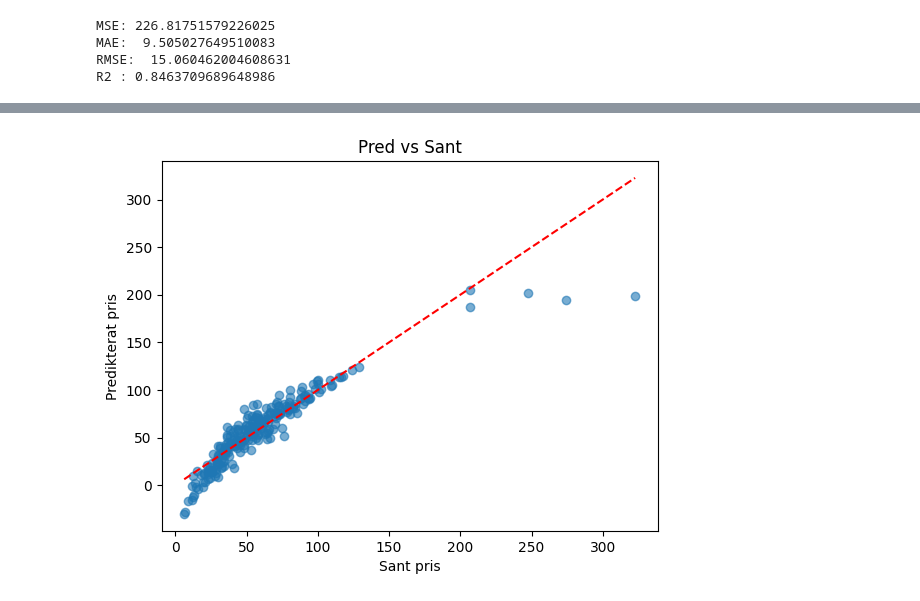
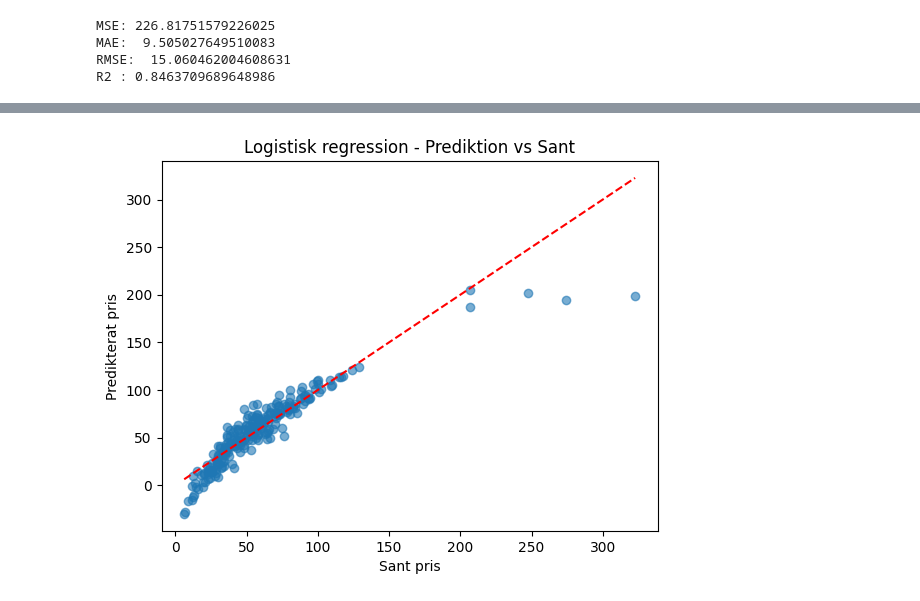
Before and after one commit to suseliwen/taxi-prediction-fullstack-Susanne, a Jupyter notebook: explorations/model_testing_linear_regr.ipynb, the cells around one changed output, grey strips where cells are left out. Cells and saved outputs as stored; diff of their text form; code cells hidden in the pictures.

```diff
--- a/explorations/model_testing_linear_regr.ipynb
+++ b/explorations/model_testing_linear_regr.ipynb
@@ -63,8 +63,8 @@ cat_cols = X_train.select_dtypes(exclude="number").columns
 
 # Skala numeriska
 scaler = StandardScaler()
-X_train_num = scaler.fit_transform(X_train[num_cols])
-X_test_num  = scaler.transform(X_test[num_cols])
+scaled_X_train_num = scaler.fit_transform(X_train[num_cols])
+scaled_X_test_num  = scaler.transform(X_test[num_cols])
 
 
 # 3) One-hot-koda kategoriska
@@ -75,8 +75,8 @@ X_test_cat  = encoder.transform(X_test[cat_cols])
 
 # 4) Slå ihop till en enda feature-matris
 import numpy as np
-X_train_prepared = np.hstack([X_train_num, X_train_cat])
-X_test_prepared  = np.hstack([X_test_num, X_test_cat])
+X_train_prepared = np.hstack([scaled_X_train_num, X_train_cat])
+X_test_prepared  = np.hstack([scaled_X_test_num, X_test_cat])
 # %%
 model = LinearRegression()
 model.fit(X_train_prepared, y_train)
@@ -114,8 +114,8 @@ np.float64(108.2325)
 # %% [markdown]
 ##### Prediktion av testdatan
 # %%
-y_pred = model.predict(X_test_prepared)
-y_pred.shape
+y_pred_lr = model.predict(X_test_prepared)
+y_pred_lr.shape
 # %% [output]
 (234,)
 # %%
@@ -159,10 +143,10 @@ df.iloc[biggest_errors_idx]
 # %%
 
-plt.scatter(y_test, y_pred, alpha=0.6)
+plt.scatter(y_test, y_pred_lr, alpha=0.6)
 plt.plot([y_test.min(), y_test.max()], [y_test.min(), y_test.max()], 'r--')
 plt.xlabel("Sant pris")
 plt.ylabel("Predikterat pris")
-plt.title("Pred vs Sant")
+plt.title("Logistisk regression - Prediktion vs Sant")
 plt.show()
 # %% [output]
-[figure, old version]
+[figure, new version]
```
Also changed, not shown: parts of 17 cells of this notebook.
